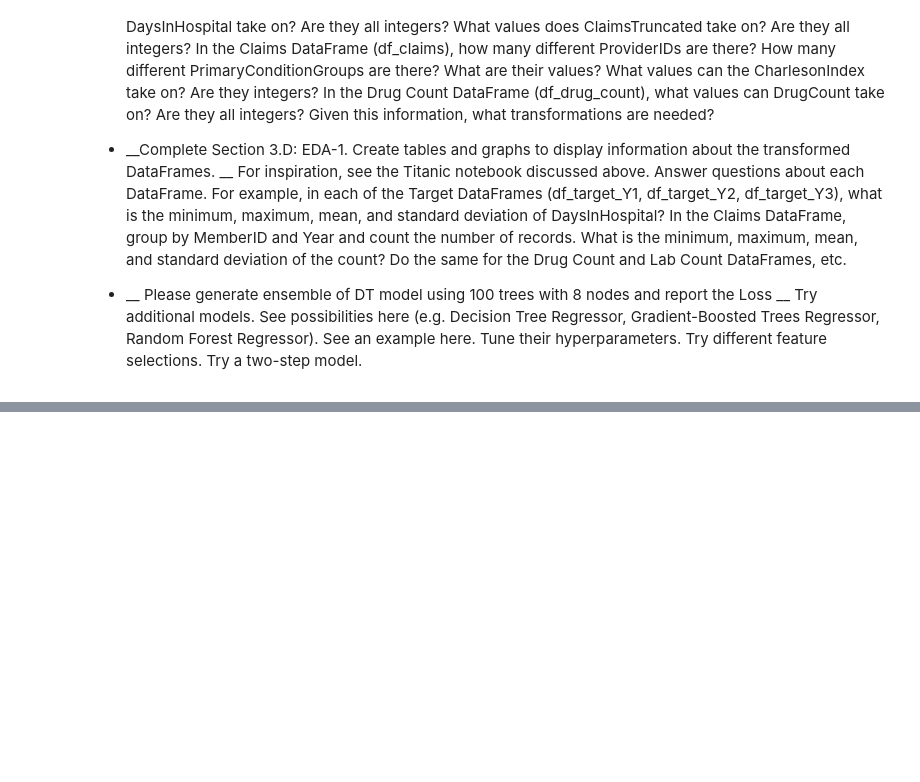
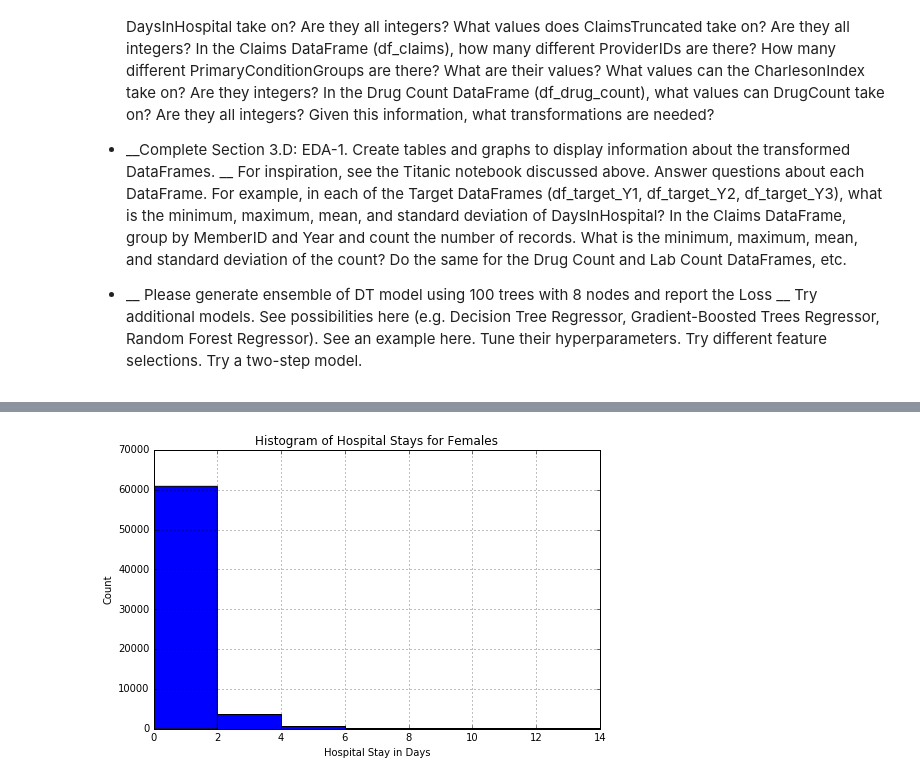
Before and after one commit to ReneeErnst/TargetDataScienceTraining_Public, a Jupyter notebook: Murray_HW4/DAMLAS-HW04-Murray.ipynb, the cells around one changed output, grey strips where cells are left out. Drawn from its saved outputs; the diff is of its cells as text; code cells hidden in the pictures; blank space fills up the shorter version.

```diff
--- a/Murray_HW4/DAMLAS-HW04-Murray.ipynb
+++ b/Murray_HW4/DAMLAS-HW04-Murray.ipynb
@@ -1141,0 +1294,4 @@ Try additional models. See possibilities here (e.g. Decision Tree Regressor, Gra
+# %%
+df_female = df_sex_age_hospital2.filter(df_sex_age_hospital2.sex == 'F')
+
+df_female.describe('days_hospital').show()
@@ -1141,0 +1308,15 @@ Try additional models. See possibilities here (e.g. Decision Tree Regressor, Gra
+# %%
+days_hospital_f = df_female.map(lambda x: int(x['days_hospital'])).collect()
+
+plt.figure(figsize=(8,5))
+
+n, bins, patches = plt.hist(days_hospital_f, 7)
+
+plt.xlabel('Hospital Stay in Days')
+plt.ylabel('Count')
+plt.title(r'Histogram of Hospital Stays for Females')
+plt.grid(True)
+
+plt.show()
+# %% [output]
+[figure, added]
```
Also changed, not shown: parts of 20 cells of this notebook, 58 other files.
